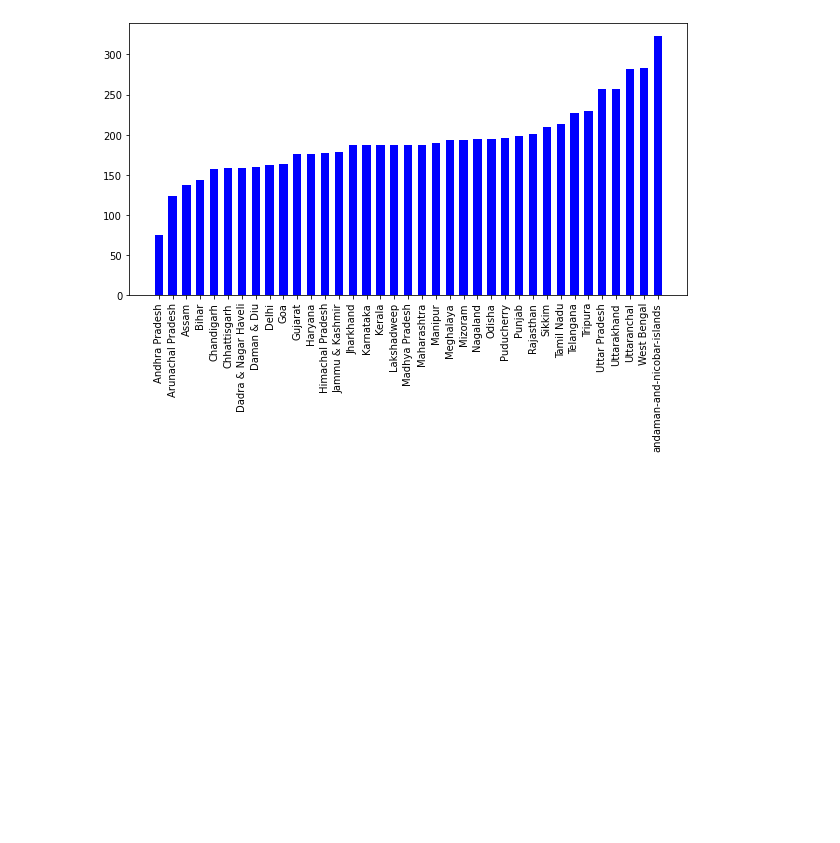
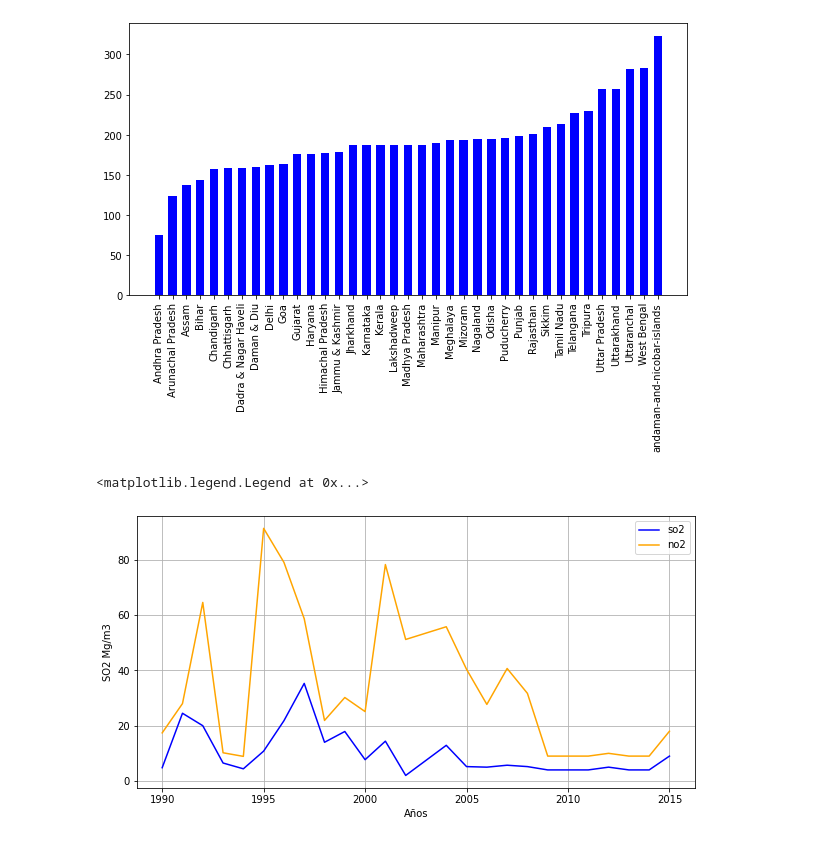
Before and after one commit to KarlaBalog/Estadistica_Descriptiva, a Jupyter notebook: Tarea_Estadistica_Descriptiva_Python.ipynb, the cells around one changed output. Cells and saved outputs as stored; diff of their text form; code cells hidden in the pictures; blank space fills up the shorter version.

```diff
--- a/Tarea_Estadistica_Descriptiva_Python.ipynb
+++ b/Tarea_Estadistica_Descriptiva_Python.ipynb
@@ -199,3 +199,25 @@ plt.xticks(rotation=90)
 plt.show()
 # %% [output]
 [figure]
+# %%
+datos3=datos[datos["state"]=="Andhra Pradesh"].groupby("Year")
+# %%
+Datos=datos3.first()
+Datos=Datos.reset_index()
+# %%
+y1 = Datos["so2"]
+y2 = Datos["no2"]
+x = Datos["Year"]
+
+plt.figure(figsize=(10,5))
+plt.plot(x, y1, label='so2', color="blue")
+plt.plot(x, y2, label='no2', color="orange")
+ax.set_xticks(x)
+ax.set_xticklabels(x)
+plt.xlabel('Años', fontsize=10)
+plt.ylabel('SO2 Mg/m3', fontsize=10)
+plt.grid(True)
+plt.legend()
+# %% [output]
+<matplotlib.legend.Legend at 0x...>
+[figure, added]
```
Also changed, not shown: parts of 1 cell of this notebook.
